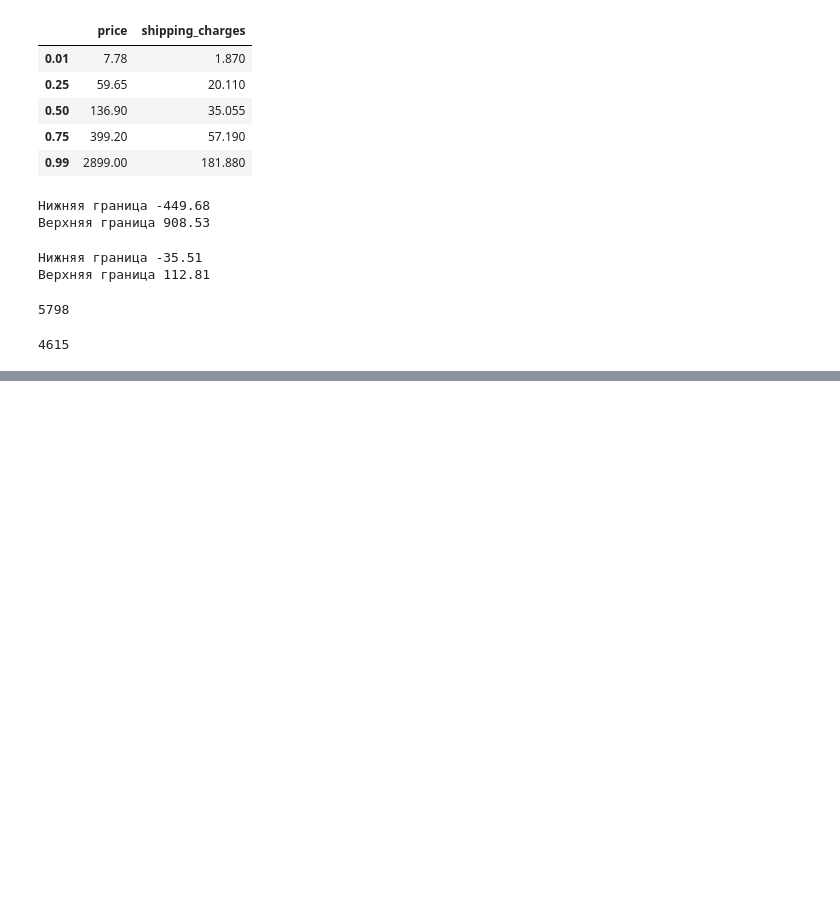
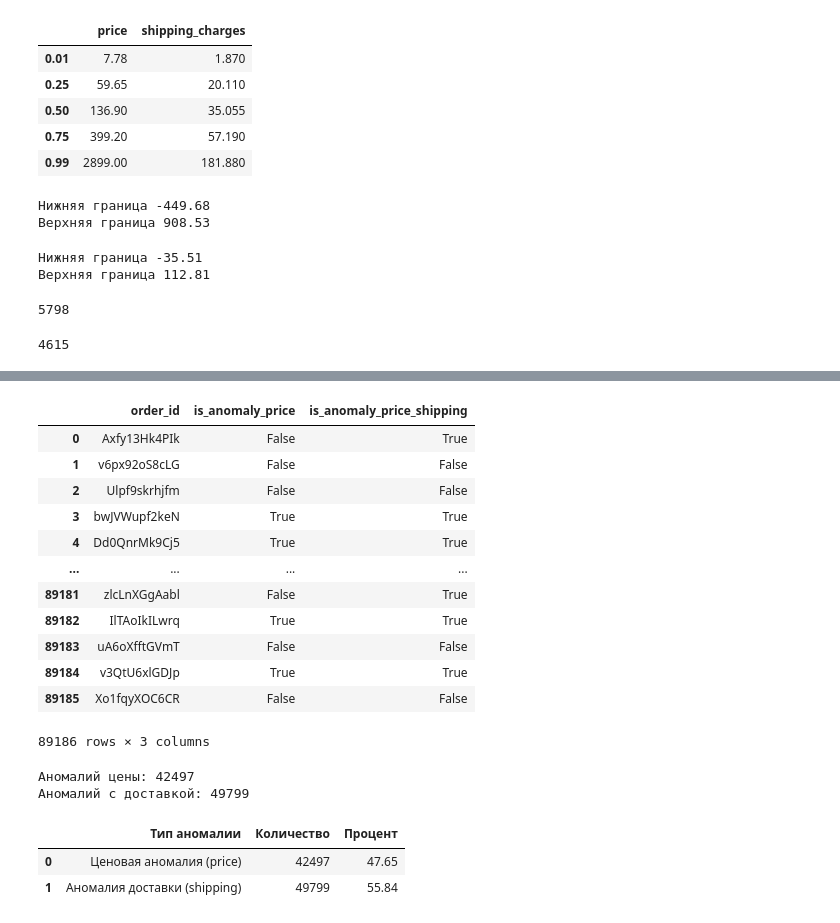
Before and after one commit to mkudim/Exploratory_data_analysis_EDA, a Jupyter notebook: Ecom_orders_supply/EDA/EDA_orderitems.ipynb, the cells around one changed output, grey strips where cells are left out. Cells and saved outputs as stored; diff of their text form; code cells hidden in the pictures; blank space fills up the shorter version.

```diff
--- a/Ecom_orders_supply/EDA/EDA_orderitems.ipynb
+++ b/Ecom_orders_supply/EDA/EDA_orderitems.ipynb
@@ -190,0 +264,42 @@ df_oi.query('shipping_charges > @high_limit_ship_charge').shape[0]
+# %%
+df_oipay['is_anomaly_price'] = df_oipay['payment_value'] < df_oipay['price']
+df_oipay['is_anomaly_price_shipping'] = df_oipay['payment_value'] < df_oipay['total_amount']
+df_oipay[['order_id', 'is_anomaly_price', 'is_anomaly_price_shipping']]
+# %% [output]
+|  | order_id | is_anomaly_price | is_anomaly_price_shipping |
+| 0 | Axfy13Hk4PIk | False | True |
+| 1 | v6px92oS8cLG | False | False |
+| 2 | Ulpf9skrhjfm | False | False |
+| 3 | bwJVWupf2keN | True | True |
+| 4 | Dd0QnrMk9Cj5 | True | True |
+| ... | ... | ... | ... |
+| 89181 | zlcLnXGgAabl | False | True |
+| 89182 | IlTAoIkILwrq | True | True |
+| 89183 | uA6oXfftGVmT | False | False |
+| 89184 | v3QtU6xlGDJp | True | True |
+| 89185 | Xo1fqyXOC6CR | False | False |
+89186 rows × 3 columns
+# %%
+price_anomalies = df_oipay['is_anomaly_price'].sum()
+shipping_anomalies = df_oipay['is_anomaly_price_shipping'].sum()
+
+print(f"Аномалий цены: {price_anomalies}")
+print(f"Аномалий с доставкой: {shipping_anomalies}")
+# %% [output]
+Аномалий цены: 42497
+Аномалий с доставкой: 49799
+# %%
+anomaly_table = pd.DataFrame({
+    'Тип аномалии': ['Ценовая аномалия (price)', 'Аномалия доставки (shipping)'],
+    'Количество': [price_anomalies, shipping_anomalies],
+    'Процент': [
+        round(price_anomalies / len(df_oipay) * 100, 2),
+        round(shipping_anomalies / len(df_oipay) * 100, 2)
+    ]
+})
+
+anomaly_table
+# %% [output]
+|  | Тип аномалии | Количество | Процент |
+| 0 | Ценовая аномалия (price) | 42497 | 47.65 |
+| 1 | Аномалия доставки (shipping) | 49799 | 55.84 |
```
Also changed, not shown: parts of 15 cells of this notebook, 4 other files.
